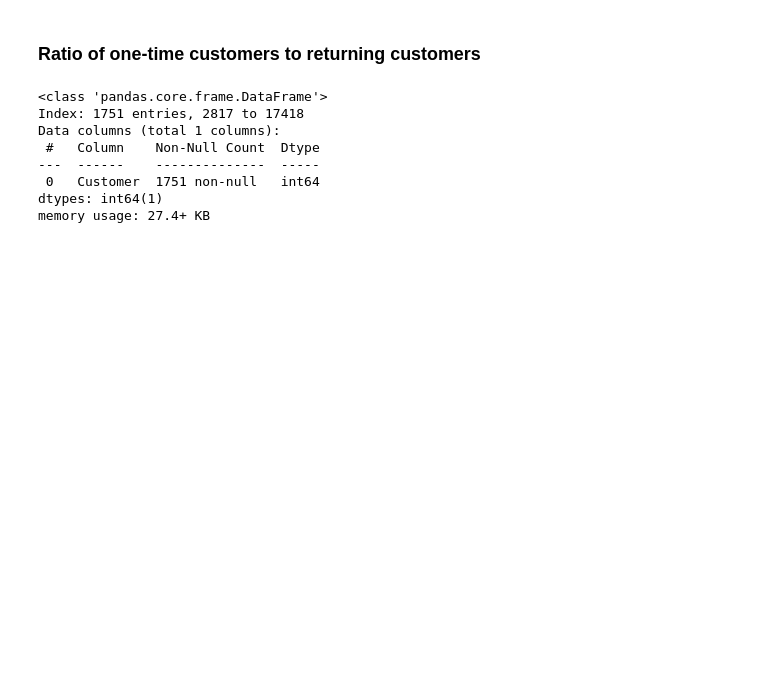
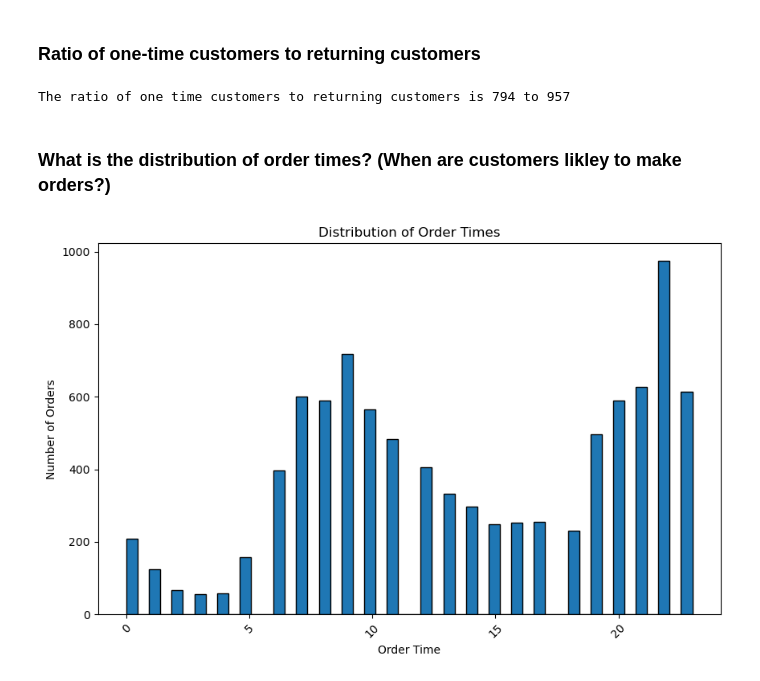
Before and after one commit to BerylCAtieno/delivery_data_analysis, a Jupyter notebook: Delivery Data Analysis.ipynb, the cells around one changed output. Drawn from its saved outputs; the diff is of its cells as text; code cells hidden in the pictures; blank space fills up the shorter version.

```diff
--- a/Delivery Data Analysis.ipynb
+++ b/Delivery Data Analysis.ipynb
@@ -229,16 +226,23 @@ The Zip code with the most orders is 15241 with 895 orders. It is followed close
 # %%
 customerorders = df['Customer'].value_counts()
 
-for customer in df['Customer']:
-    one_time = []
-    repeat = []
-    if customerorders > 1:
+one_time_customers = sum(customerorders == 1)
+repeat_customers = sum(customerorders > 1)
+
+print("The ratio of one time customers to returning customers is", one_time_customers, "to", repeat_customers)
 # %% [output]
-<class 'pandas.core.frame.DataFrame'>
-Index: 1751 entries, 2817 to 17418
-Data columns (total 1 columns):
- #   Column    Non-Null Count  Dtype
----  ------    --------------  -----
- 0   Customer  1751 non-null   int64
-dtypes: int64(1)
-memory usage: 27.4+ KB
+The ratio of one time customers to returning customers is 794 to 957
+# %% [markdown]
+### What is the distribution of order times? (When are customers likley to make orders?)
+# %%
+df['Order Hour'] = df['Order date'].dt.hour
+
+plt.figure(figsize=(10, 6))
+plt.hist(df['Order Hour'], bins=50, edgecolor='black')
+plt.title('Distribution of Order Times')
+plt.xlabel('Order Time')
+plt.ylabel('Number of Orders')
+plt.xticks(rotation=45)
+plt.show()
+# %% [output]
+[figure, added]
```
Also changed, not shown: parts of 9 cells of this notebook.
